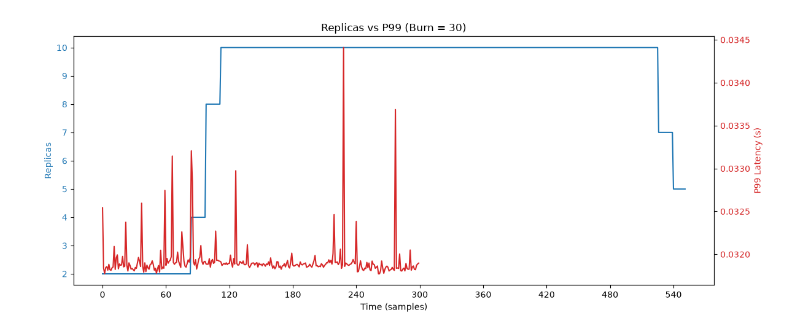
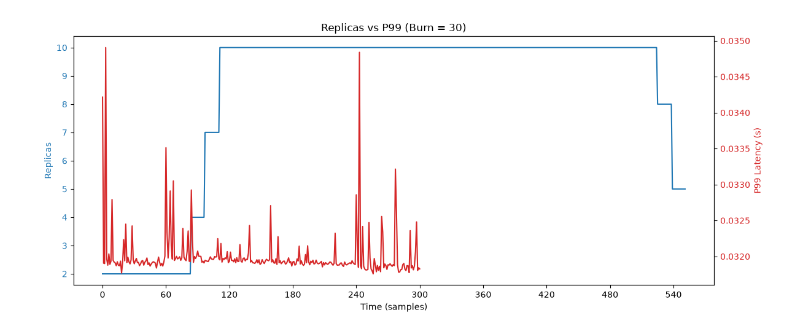
Before and after one commit to m-sef/cloudlab-auto-keda-cluster, a Jupyter notebook: experiments/benchmark_webserver/graphs.ipynb, the cells around one changed output. Cells and saved outputs as stored; diff of their text form; code cells hidden in the pictures.

Commit message:
Setup for actual long experiment

```diff
--- a/experiments/benchmark_webserver/graphs.ipynb
+++ b/experiments/benchmark_webserver/graphs.ipynb
@@ -68,6 +68,6 @@ def plot(file_path : str) -> None:
     fig.tight_layout()
     fig.show()
 # %%
-plot("results/keda_prometheus_burn_30/experiment_run_1")
+plot("results/keda_prometheus/experiment_run_1")
 # %% [output]
-[figure, old version]
+[figure, new version]
```
Also changed, not shown: parts of 1 cell of this notebook, 9 other files.
